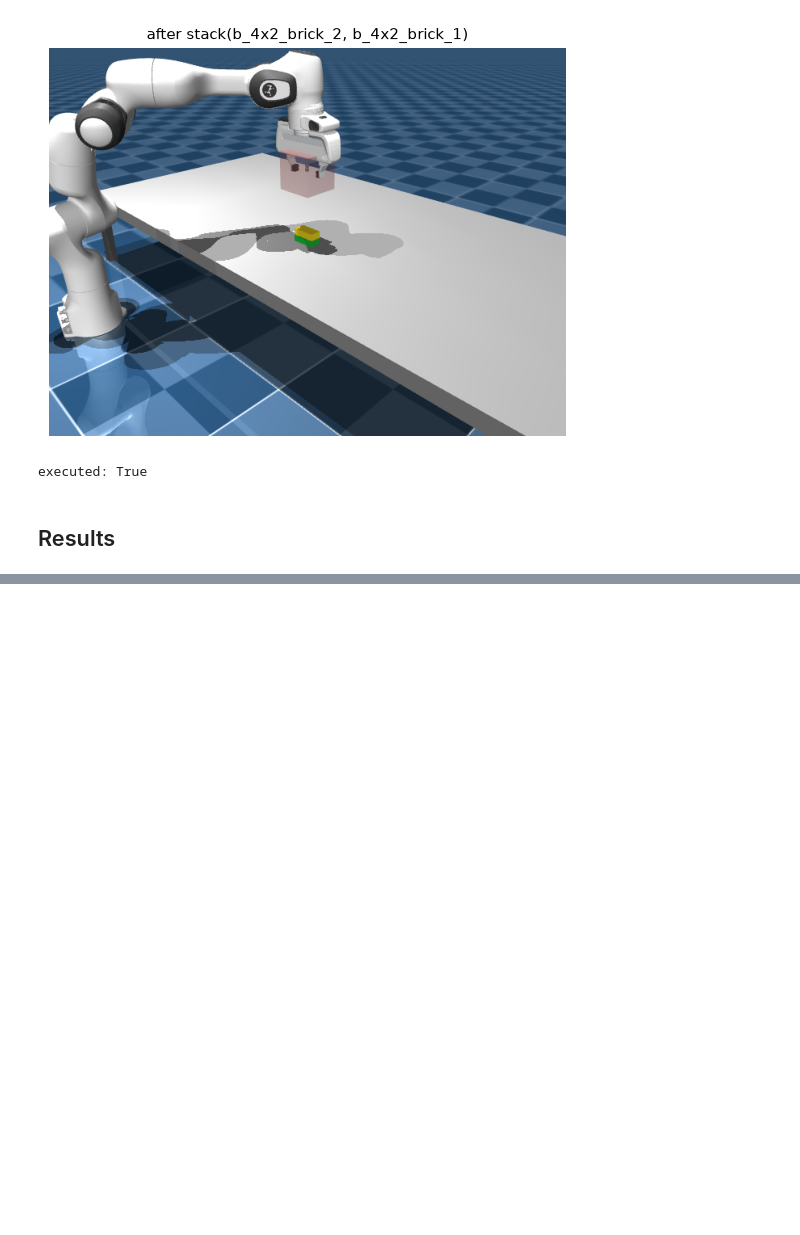
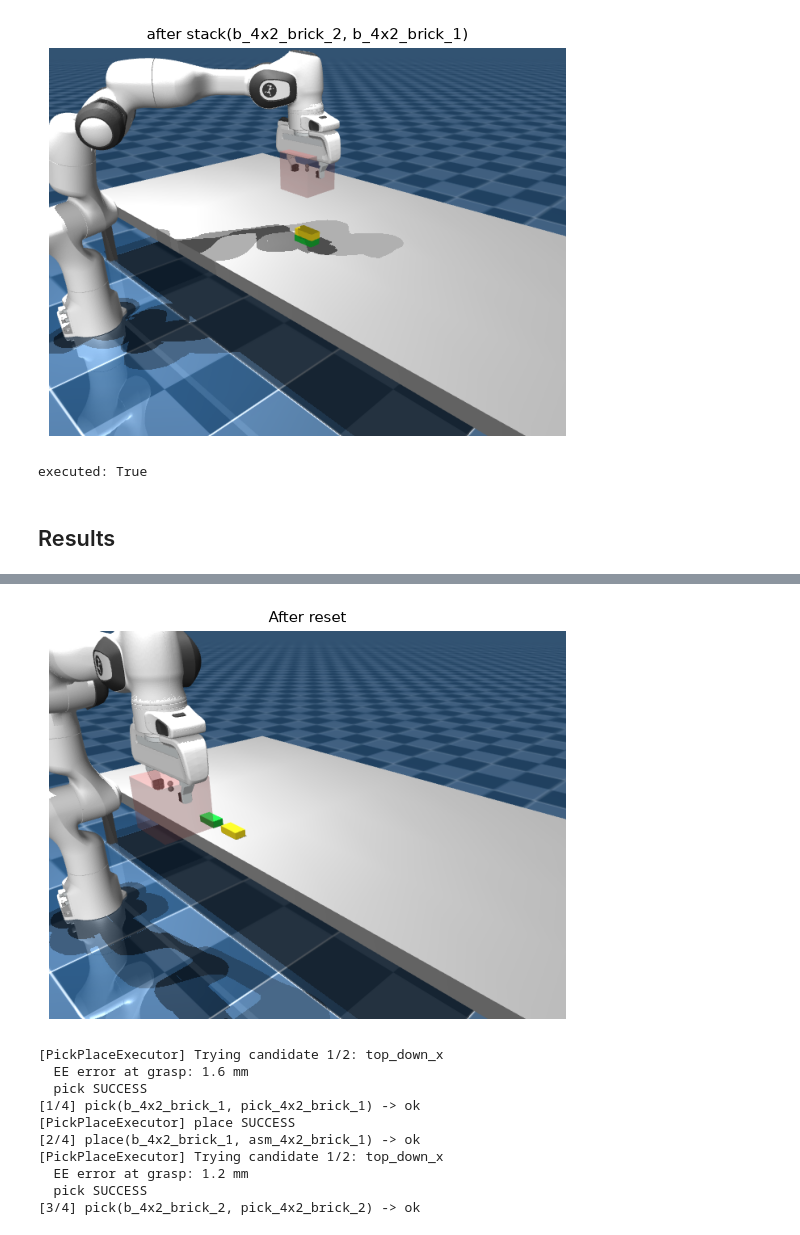
Before and after one commit to maxazv/lego-workbenchmark, a Jupyter notebook: src/lego_coarse_simple.ipynb, the cells around one changed output, grey strips where cells are left out. Saved outputs shown, nothing was run; the diff lists cells and outputs as text; code cells hidden in the pictures; blank space fills up the shorter version.

```diff
--- a/src/lego_coarse_simple.ipynb
+++ b/src/lego_coarse_simple.ipynb
@@ -158,6 +163,26 @@ for name, (xy, z, yaw, good) in report.items():
 goal reached in sim: True
   4x2_brick_1: xy=  2.1mm  z=  0.4mm  yaw=  0.0deg  OK
   4x2_brick_2: xy=  1.0mm  z=  0.5mm  yaw=  0.1deg  OK
+# %%
+# run again but without rendering
+scene.env.reset()
+show_scene(scene.env, "After reset")
+execute_plan(bridge, plan)
+scene.env.rest(2.0)
+show_scene(scene.env, "After plan exec")
+scene.check_goal()
+# %% [output]
+[figure, added]
+[PickPlaceExecutor] Trying candidate 1/2: top_down_x
+  EE error at grasp: 1.6 mm
+  pick SUCCESS
+[1/4] pick(b_4x2_brick_1, pick_4x2_brick_1) -> ok
+[PickPlaceExecutor] place SUCCESS
+[2/4] place(b_4x2_brick_1, asm_4x2_brick_1) -> ok
+[PickPlaceExecutor] Trying candidate 1/2: top_down_x
+  EE error at grasp: 1.2 mm
+  pick SUCCESS
+[3/4] pick(b_4x2_brick_2, pick_4x2_brick_2) -> ok
 # %%
 # viewer = scene.env.launch_viewer()
 # scene.env.rest(3.0)   # spin/zoom the window while this runs
```
Also changed, not shown: parts of 2 cells of this notebook, 1 other file.
